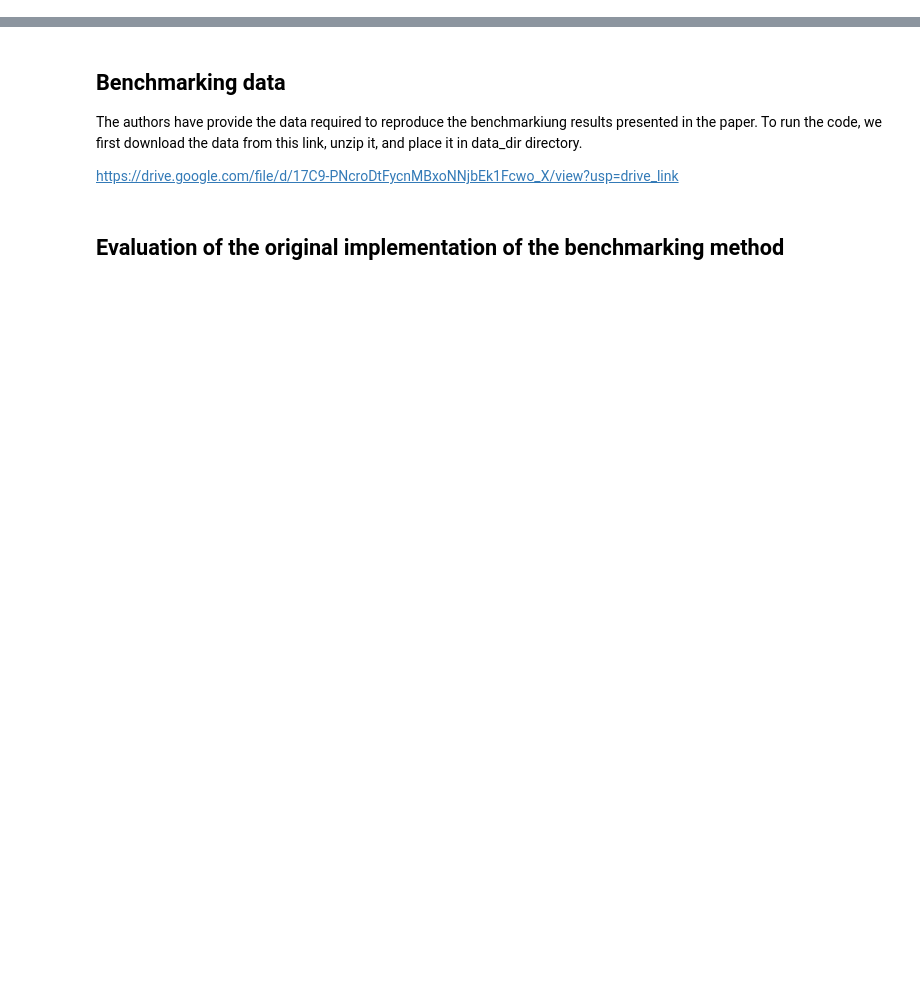
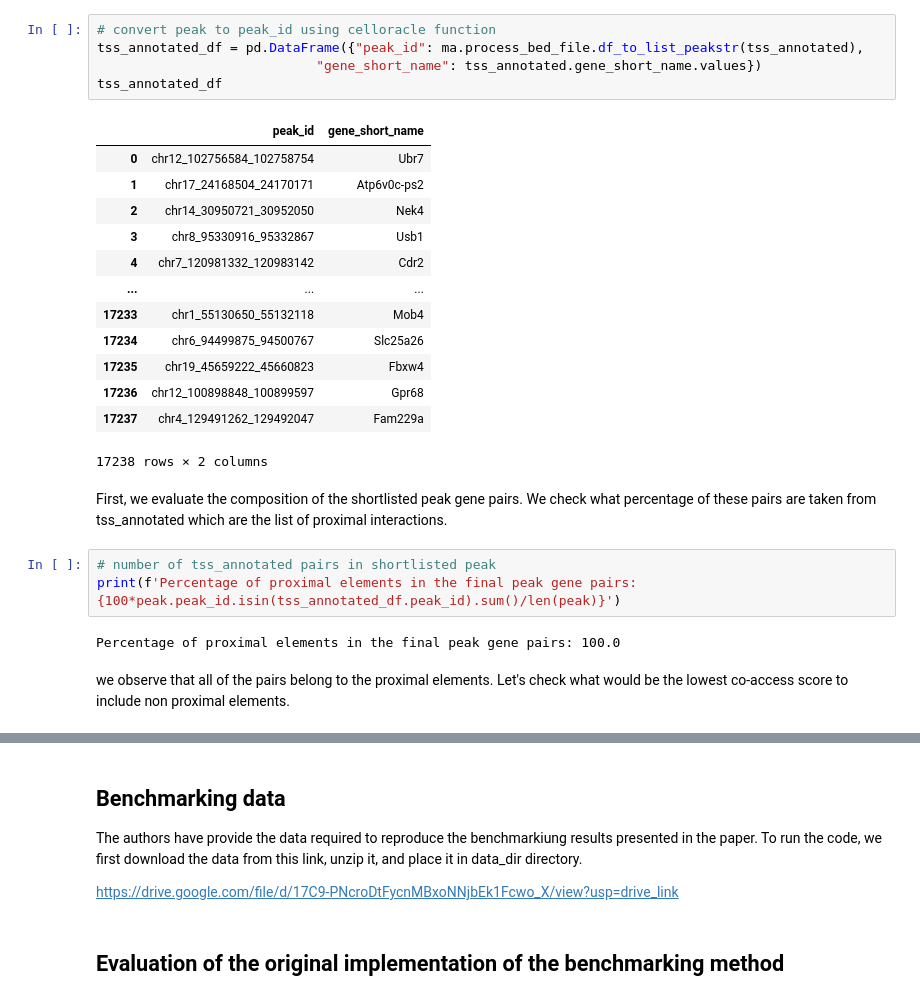
Before and after one commit to janursa/CO_evaluation, a Jupyter notebook: notebooks/CO_evaluation.ipynb, the cells around one changed output, grey strips where cells are left out. Cells and saved outputs as stored; diff of their text form; blank space fills up the shorter version.

```diff
--- a/notebooks/CO_evaluation.ipynb
+++ b/notebooks/CO_evaluation.ipynb
@@ -17,0 +118,28 @@ os.makedirs(data_dir, exist_ok=True)
+# %%
+# convert peak to peak_id using celloracle function
+tss_annotated_df = pd.DataFrame({"peak_id": ma.process_bed_file.df_to_list_peakstr(tss_annotated),
+                            "gene_short_name": tss_annotated.gene_short_name.values})
+tss_annotated_df
+# %% [output]
+|  | peak_id | gene_short_name |
+| 0 | chr12_102756584_102758754 | Ubr7 |
+| 1 | chr17_24168504_24170171 | Atp6v0c-ps2 |
+| 2 | chr14_30950721_30952050 | Nek4 |
+| 3 | chr8_95330916_95332867 | Usb1 |
+| 4 | chr7_120981332_120983142 | Cdr2 |
+| ... | ... | ... |
+| 17233 | chr1_55130650_55132118 | Mob4 |
+| 17234 | chr6_94499875_94500767 | Slc25a26 |
+| 17235 | chr19_45659222_45660823 | Fbxw4 |
+| 17236 | chr12_100898848_100899597 | Gpr68 |
+| 17237 | chr4_129491262_129492047 | Fam229a |
+17238 rows × 2 columns
+# %% [markdown]
+First, we evaluate the composition of the shortlisted peak gene pairs. We check what percentage of these pairs are taken from tss_annotated which are the list of proximal interactions.
+# %%
+# number of tss_annotated pairs in shortlisted peak
+print(f'Percentage of proximal elements in the final peak gene pairs: {100*peak.peak_id.isin(tss_annotated_df.peak_id).sum()/len(peak)}')
+# %% [output]
+Percentage of proximal elements in the final peak gene pairs: 100.0
+# %% [markdown]
+we observe that all of the pairs belong to the proximal elements. Let's check what would be the lowest co-access score to include non proximal elements.
```
Also changed, not shown: parts of 29 cells of this notebook, 5 other files.
